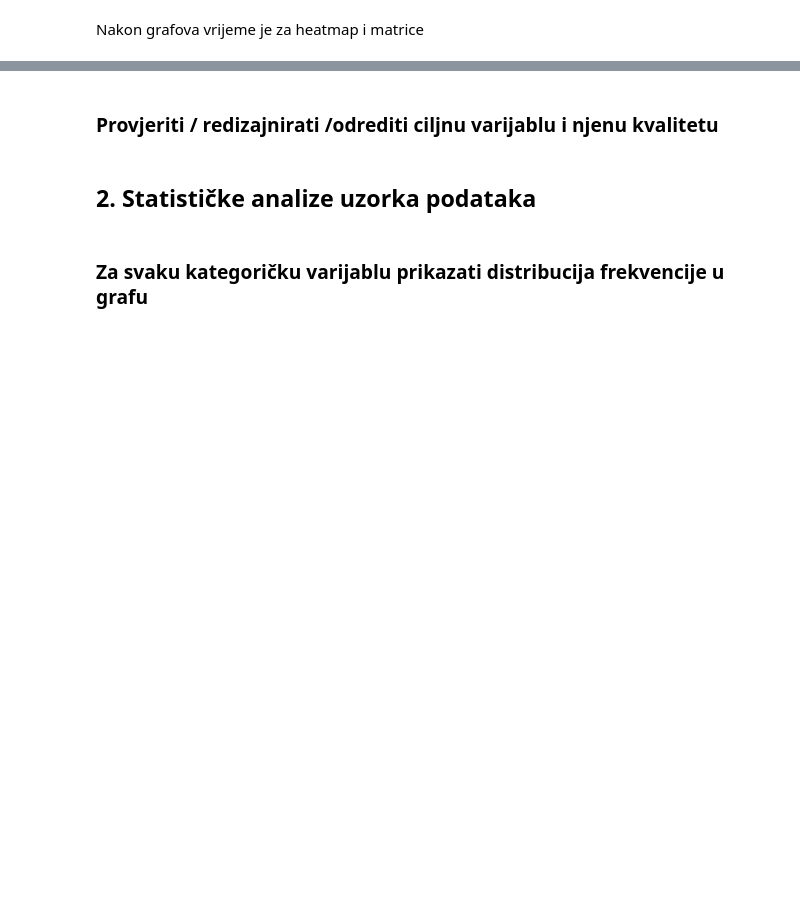
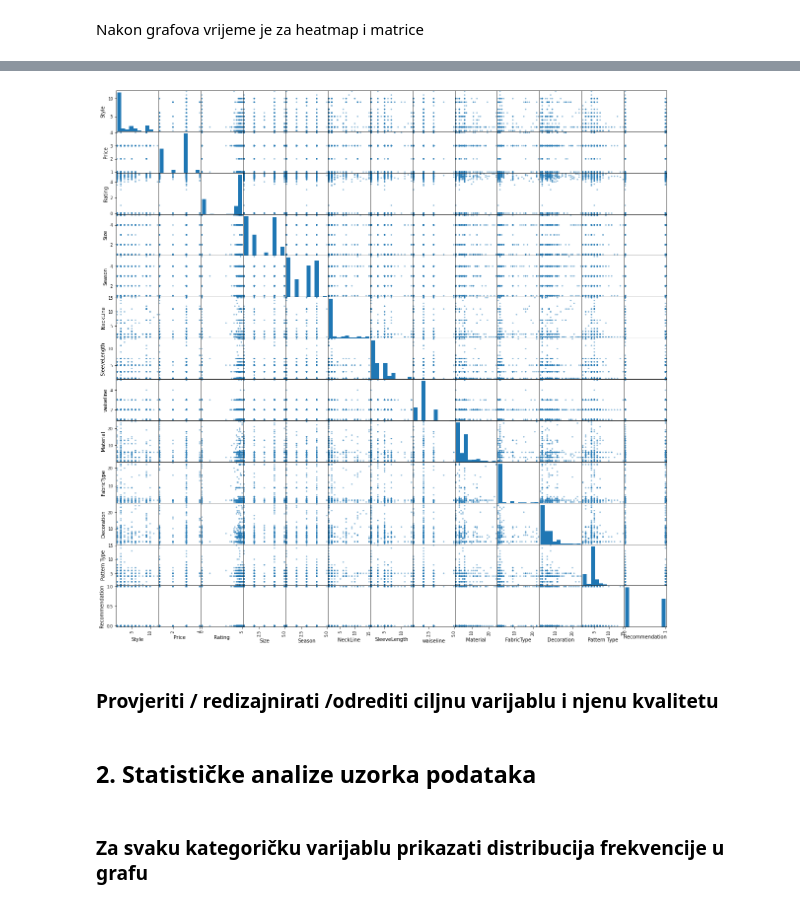
Before and after one commit to kelj0/university, a Jupyter notebook: SPO/SPO_Karlo_Kegljevic.ipynb, the cells around one changed output, grey strips where cells are left out. Drawn from its saved outputs; the diff is of its cells as text; code cells hidden in the pictures; blank space fills up the shorter version.

```diff
--- a/SPO/SPO_Karlo_Kegljevic.ipynb
+++ b/SPO/SPO_Karlo_Kegljevic.ipynb
@@ -315,3 +320,9 @@ sns.heatmap(corr, xticklabels=corr.columns, yticklabels=corr.columns); #,vmin=-1
+# %%
+from pandas.plotting import scatter_matrix
+
+scatter_matrix(n_dresses, figsize=(20, 20));
+# %% [output]
+[figure, added]
 # %% [markdown]
 ### Provjeriti / redizajnirati /odrediti ciljnu varijablu i njenu kvalitetu
 # %% [markdown]
```
Also changed, not shown: parts of 5 cells of this notebook.
